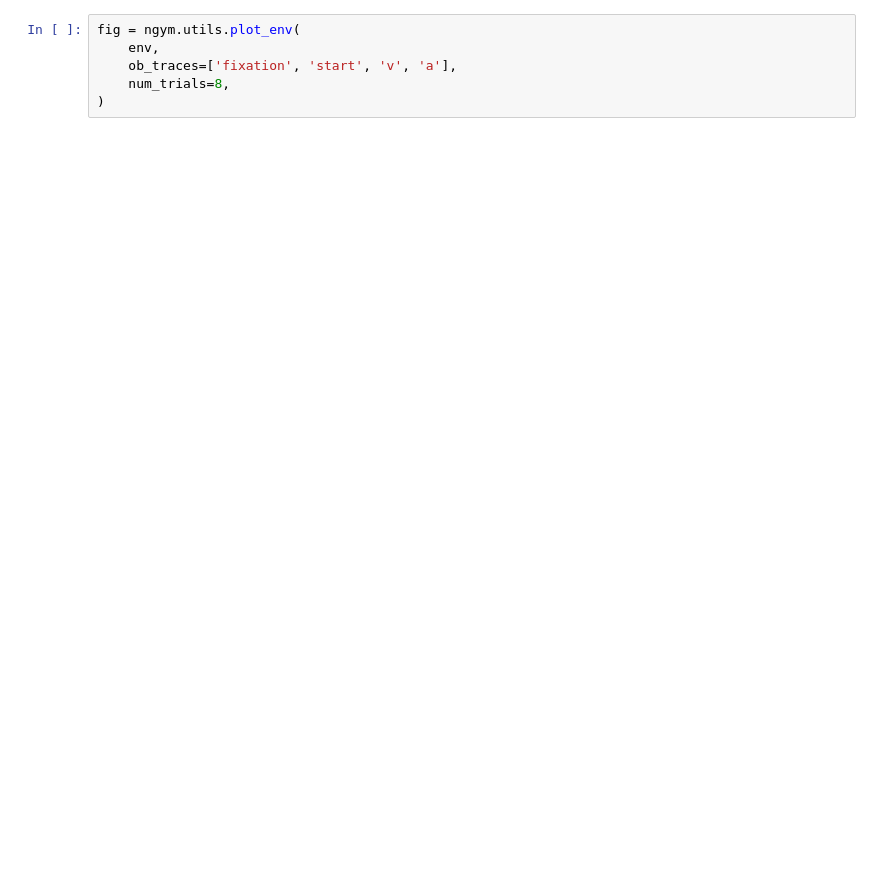
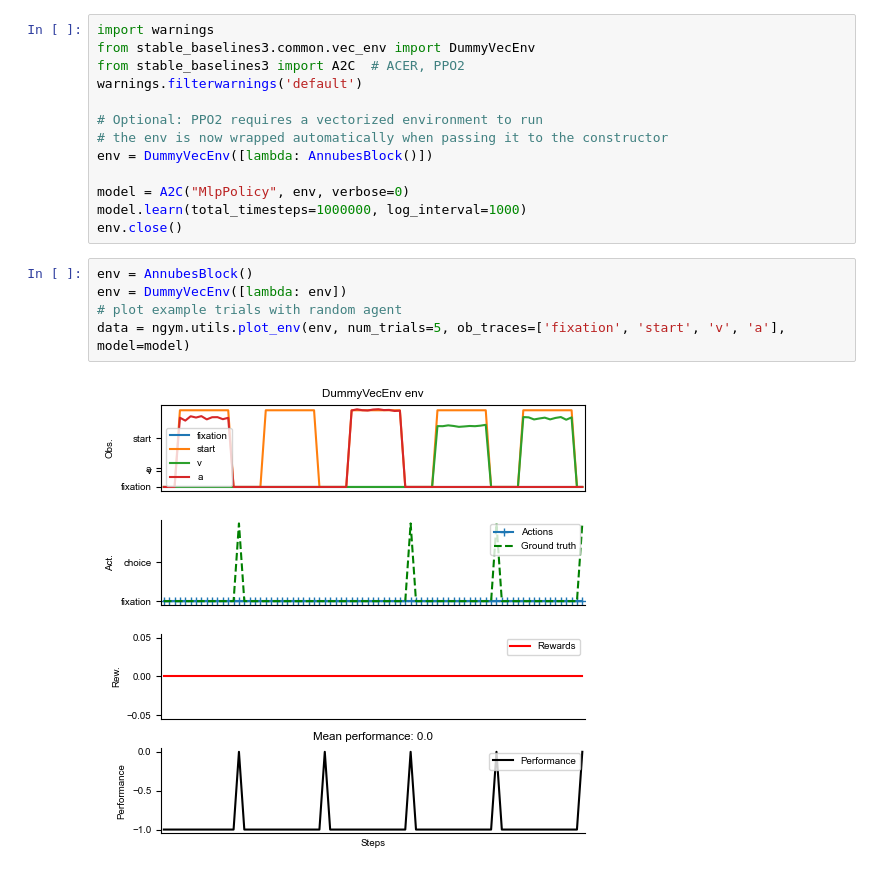
Before and after one commit to neurogym/neurogym, a Jupyter notebook: examples/unisensory_block.ipynb, the cells around one changed output. Saved outputs shown, nothing was run; the diff lists cells and outputs as text; blank space fills up the shorter version.

```diff
--- a/examples/unisensory_block.ipynb
+++ b/examples/unisensory_block.ipynb
@@ -105,6 +139,20 @@ print(env.action_space.name)
+# %%
+import warnings
+from stable_baselines3.common.vec_env import DummyVecEnv
+from stable_baselines3 import A2C  # ACER, PPO2
+warnings.filterwarnings('default')
+
+# Optional: PPO2 requires a vectorized environment to run
+# the env is now wrapped automatically when passing it to the constructor
+env = DummyVecEnv([lambda: AnnubesBlock()])
+
+model = A2C("MlpPolicy", env, verbose=0)
+model.learn(total_timesteps=1000000, log_interval=1000)
+env.close()
 # %%
-fig = ngym.utils.plot_env(
-    env,
-    ob_traces=['fixation', 'start', 'v', 'a'],
-    num_trials=8,
-)
+env = AnnubesBlock()
+env = DummyVecEnv([lambda: env])
+# plot example trials with random agent
+data = ngym.utils.plot_env(env, num_trials=5, ob_traces=['fixation', 'start', 'v', 'a'], model=model)
+# %% [output]
+[figure, added]
```
Also changed, not shown: parts of 3 cells of this notebook.
